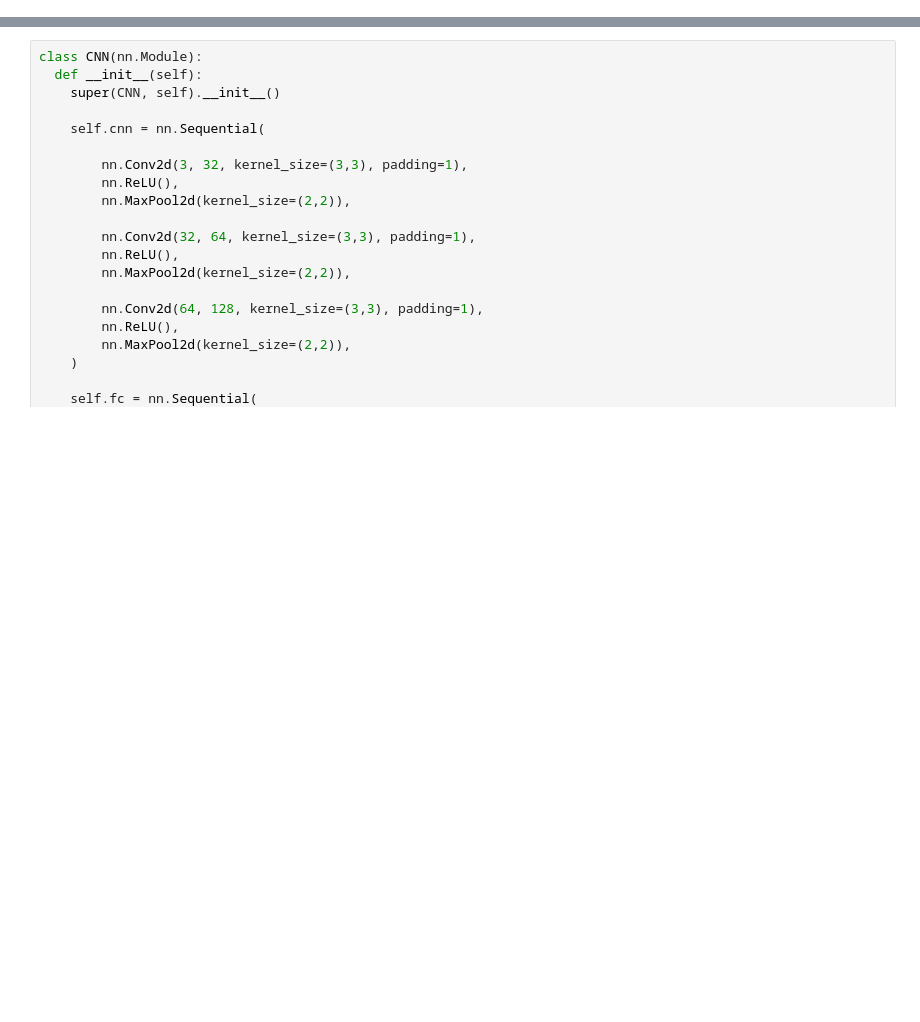
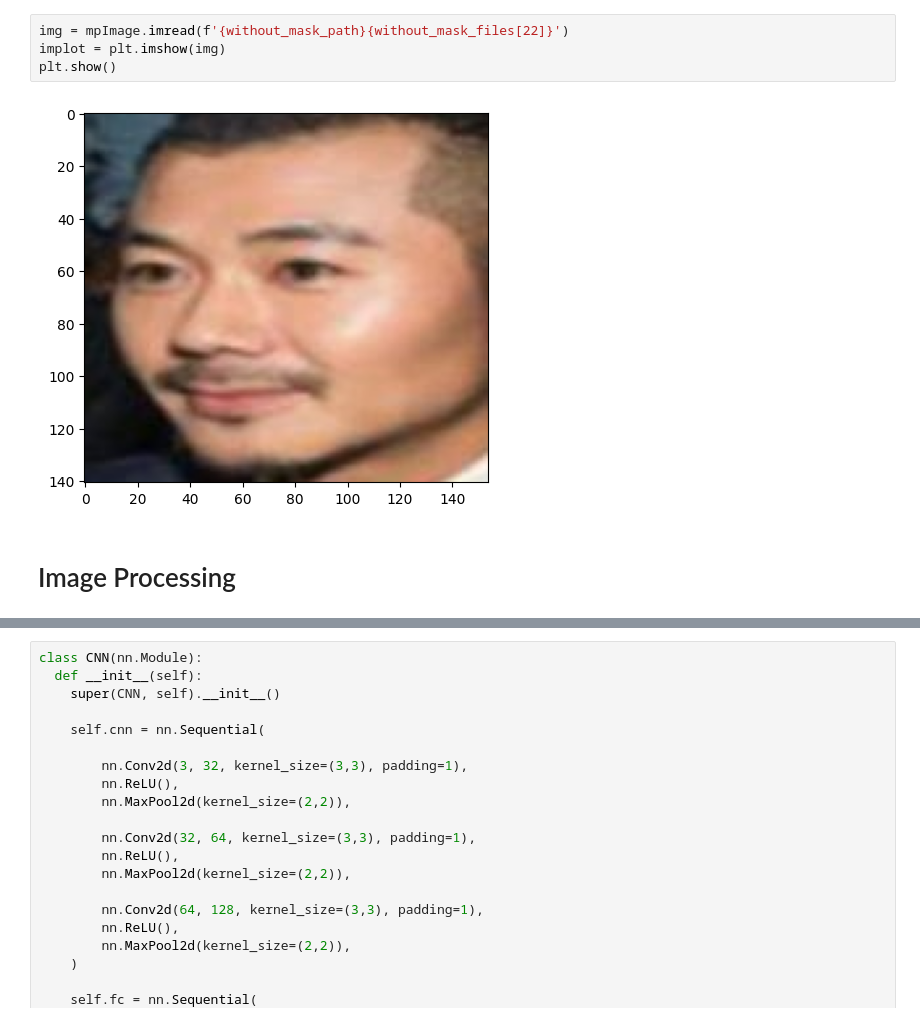
Before and after one commit to naved255/Face_mask_detection, a Jupyter notebook: face_mask_detection.ipynb, the cells around one changed output, grey strips where cells are left out. Drawn from its saved outputs; the diff is of its cells as text; blank space fills up the shorter version.

```diff
--- a/face_mask_detection.ipynb
+++ b/face_mask_detection.ipynb
@@ -12,0 +85,8 @@ from fastapi import FastAPI, File, UploadFile
+# %%
+img = mpImage.imread(f'{without_mask_path}{without_mask_files[22]}')
+implot = plt.imshow(img)
+plt.show()
+# %% [output]
+[figure, added]
+# %% [markdown]
+# Image Processing
```
Also changed, not shown: parts of 38 cells of this notebook, 2 other files.
